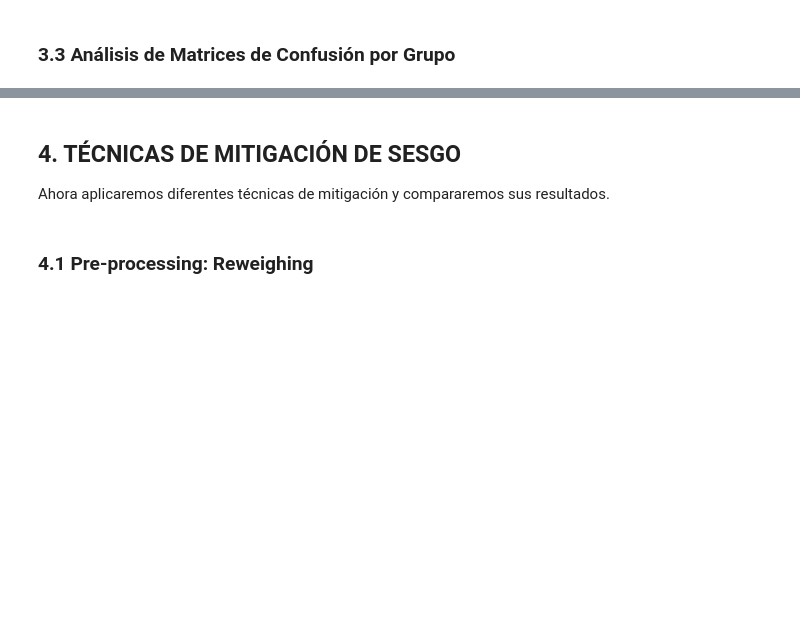
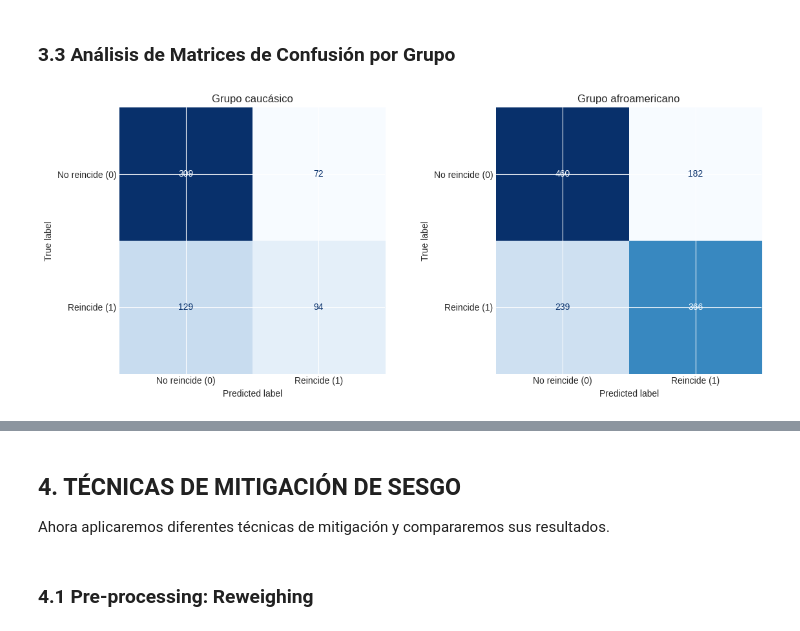
Before and after one commit to aotalwork/PRACTICAS-Y-LIBRETAS, a Jupyter notebook: PRACTICAS IAC/PL1.ipynb, the cells around one changed output, grey strips where cells are left out. Saved outputs shown, nothing was run; the diff lists cells and outputs as text; code cells hidden in the pictures; blank space fills up the shorter version.

```diff
--- a/PRACTICAS IAC/PL1.ipynb
+++ b/PRACTICAS IAC/PL1.ipynb
@@ -309,0 +525,91 @@ plt.show()
+# %%
+# EJERCICIO 4: Analiza las matrices de confusión para cada grupo racial.
+# Completa el código para calcular y visualizar las matrices de confusión.
+# === INICIO SOLUCIÓN ===
+# Matrices de confusión por grupo
+mask_caucasian = (sensitive_test == 1)
+mask_african_american = (sensitive_test == 0)
+
+cm_caucasian = confusion_matrix(
+    y_test[mask_caucasian],
+    y_pred_baseline[mask_caucasian],
+    labels=[0, 1]
+)
+
+cm_african_american = confusion_matrix(
+    y_test[mask_african_american],
+    y_pred_baseline[mask_african_american],
+    labels=[0, 1]
+)
+
+# Visualización
+fig, axes = plt.subplots(1, 2, figsize=(12, 5))
+
+disp_caucasian = ConfusionMatrixDisplay(
+    confusion_matrix=cm_caucasian,
+    display_labels=["No reincide (0)", "Reincide (1)"]
+)
+disp_caucasian.plot(ax=axes[0], cmap="Blues", colorbar=False)
+axes[0].set_title("Grupo caucásico")
+
+disp_african_american = ConfusionMatrixDisplay(
+    confusion_matrix=cm_african_american,
+    display_labels=["No reincide (0)", "Reincide (1)"]
+)
+disp_african_american.plot(ax=axes[1], cmap="Blues", colorbar=False)
+axes[1].set_title("Grupo afroamericano")
+
+plt.tight_layout()
+plt.show()
+
+# === FIN SOLUCIÓN ===
+
+# EJERCICIO 5: Calcula e imprime la False Positive Rate (FPR) entre los grupos raciales.
+# === INICIO SOLUCIÓN ===
+
+# Calcular False Positive Rate para cada grupo
+
+# Descomponer las matrices de confusión
+tn_caucasian, fp_caucasian, fn_caucasian, tp_caucasian = (
+    cm_caucasian.ravel()
+)
+
+tn_african_american, fp_african_american, fn_african_american, tp_african_american = (
+    cm_african_american.ravel()
+)
+
+# Calcular la FPR para cada grupo
+fpr_caucasian = (
+    fp_caucasian / (fp_caucasian + tn_caucasian)
+    if (fp_caucasian + tn_caucasian) > 0
+    else np.nan
+)
+
+fpr_african_american = (
+    fp_african_american / (fp_african_american + tn_african_american)
+    if (fp_african_american + tn_african_american) > 0
+    else np.nan
+)
+
+# Calcular la diferencia absoluta entre las tasas
+if not np.isnan(fpr_caucasian) and not np.isnan(fpr_african_american):
+    fpr_difference = abs(fpr_caucasian - fpr_african_american)
+    difference_html = f"<p><b>Diferencia absoluta:</b> {fpr_difference:.3%}</p>"
+else:
+    difference_html = """
+    <p><b>Diferencia absoluta:</b> No disponible.
+    Al menos un grupo no tiene observaciones con resultado real negativo.</p>
+    """
+
+display(HTML(f"""
+<h2>False Positive Rate por grupo racial</h2>
+<ul>
+    <li><b>Grupo caucásico:</b> {fpr_caucasian:.3%}</li>
+    <li><b>Grupo afroamericano:</b> {fpr_african_american:.3%}</li>
+</ul>
+{difference_html}
+"""))
+
+# === FIN SOLUCIÓN ===
+# %% [output]
+[figure, added]
```
Also changed, not shown: parts of 36 cells of this notebook, 3 other files.
